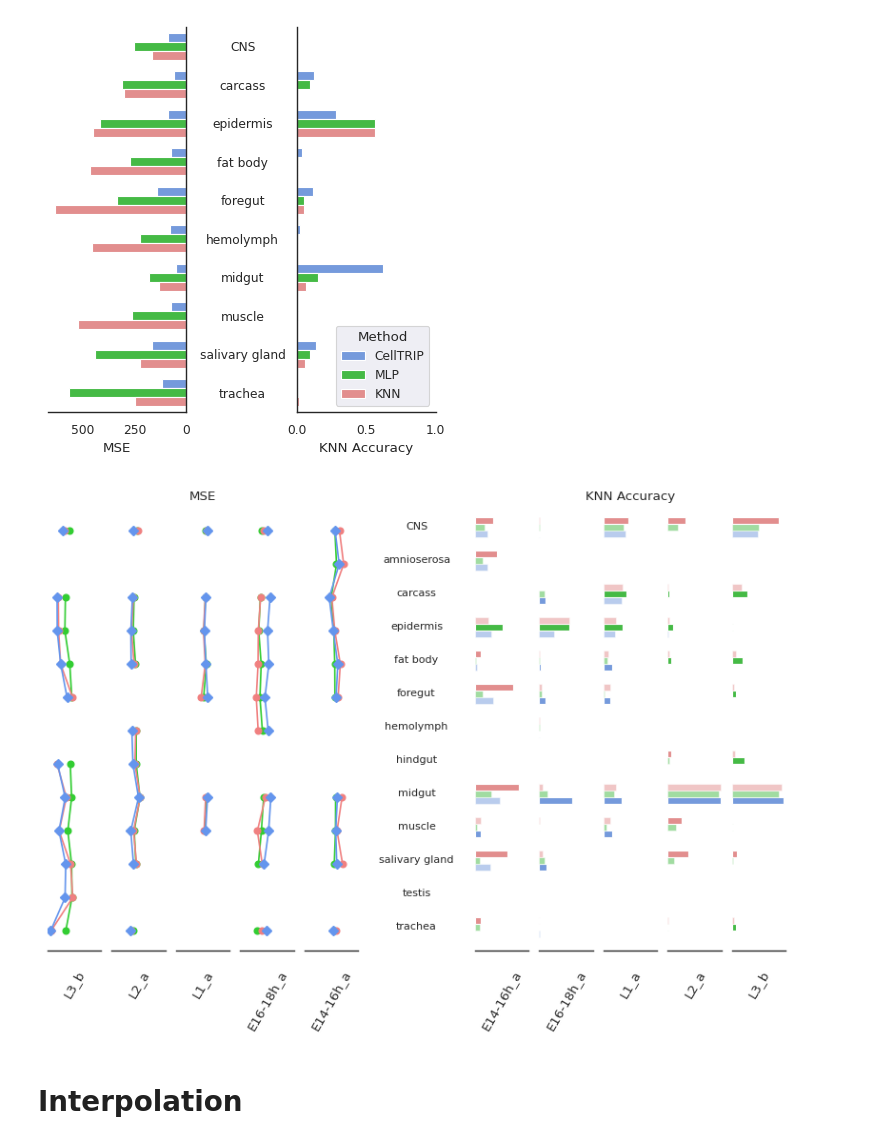
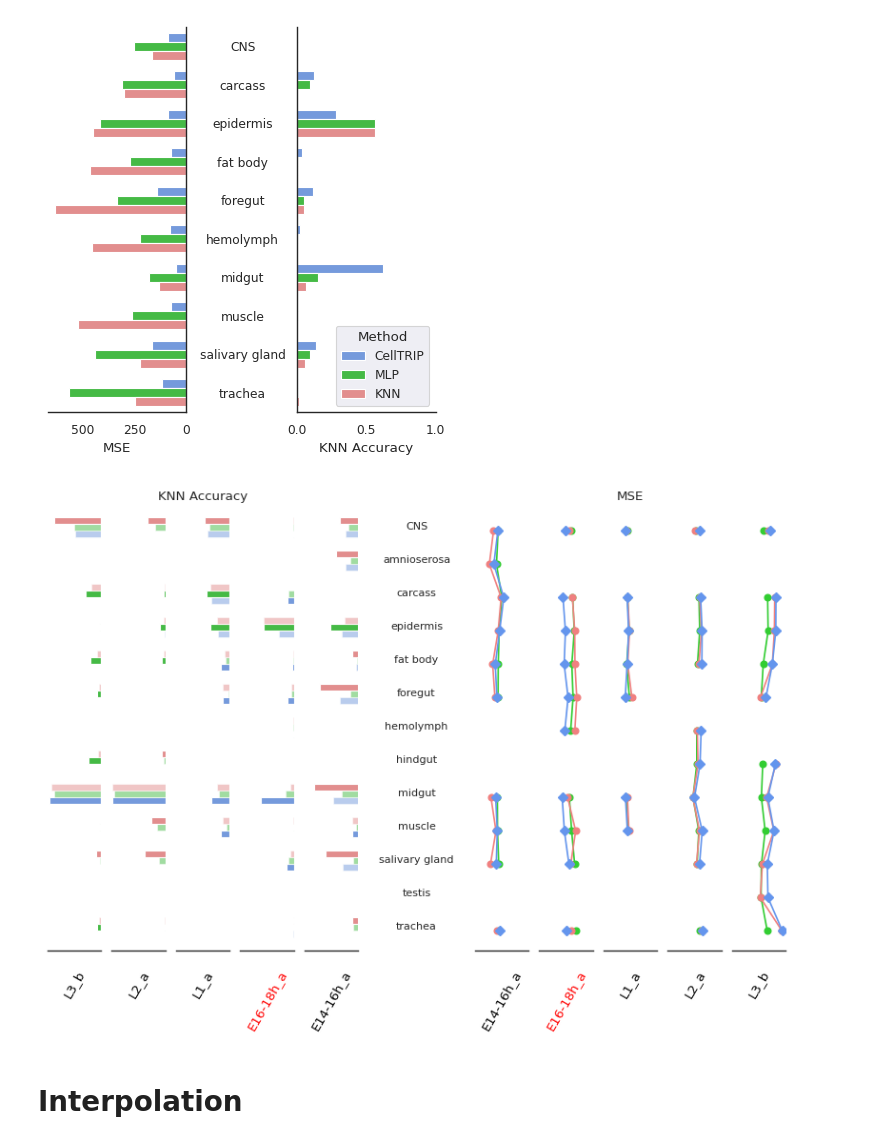
Before and after one commit to Oafish1/CellTRIP, a Jupyter notebook: scripts/flysta_analysis.ipynb, the cells around one changed output. Cells and saved outputs as stored; diff of their text form; code cells hidden in the pictures.

```diff
--- a/scripts/flysta_analysis.ipynb
+++ b/scripts/flysta_analysis.ipynb
@@ -298,6 +299,9 @@ with sns.axes_style('white'):
     axs = axs_left + axs_right
 # axs_left = axs[len(development)-1::-1]
 # axs_right = axs[len(development):]
+
+# Mirror
+axs_left, axs_right = axs_right, axs_left
 
 # Prepare data
 df = classification_performance.copy()
@@ -325,8 +329,9 @@ for ax, dev in zip(axs_left, development):
             label=method, zorder=10 if method=='CellTRIP' else 2)
     ax.set_xscale('log')
     ax.set_xlim(1, 10_000)
-    ax.invert_xaxis()
-    ax.set_xlabel(dev, rotation=60)
+    # ax.invert_xaxis()
+    xlabel_color = 'red' if dev in holdout_development else 'black'
+    ax.set_xlabel(dev, color=xlabel_color, rotation=60)
 
 # Right axes
 for ax, dev in zip(axs_right, development):
@@ -338,7 +343,9 @@ for ax, dev in zip(axs_right, development):
     ax.set_xlim(0, 1)
     ax.set_ylabel(None)
     ax.invert_yaxis()
-    ax.set_xlabel(dev, rotation=60)
+    ax.invert_xaxis()
+    xlabel_color = 'red' if dev in holdout_development else 'black'
+    ax.set_xlabel(dev, color=xlabel_color, rotation=60)
 
     # Apply alpha to non-best bars
     num_cell_types = df['Cell Type'].unique().shape[0]
@@ -351,34 +358,34 @@ for ax, dev in zip(axs_right, development):
         for i, p in enumerate(patches):
             if i == best_idx: continue
             p.set_alpha(.5)
 
 # Common formatting
 ylims = (min([ax.get_ylim()[0] for ax in axs]), max([ax.get_ylim()[1] for ax in axs]))
 for ax in axs:
     ax.set_xticklabels([])  # TODO
     ax.set_yticklabels([])
     ax.set_ylim(ylims)
     sns.despine(ax=ax, left=True)
 
 
 # Labels
 ax_center.set_axis_off()
 trans = mpl.transforms.blended_transform_factory(ax_center.transAxes, axs_left[0].transData)
 for i, ct in enumerate(df['Cell Type'].unique()):
     ax_center.text(.5, i, ct, ha='center', va='bottom', fontsize='small', transform=trans)
 is_even = (len(development) % 2) == 0
 ax_center.text(
     .5 if not is_even else 1.05, 1.02, stat_left,
     ha='center', va='bottom', fontsize='medium',
     transform=axs_left[((len(development)+1)//2)-1].transAxes)
 ax_center.text(
     .5 if not is_even else 1.05, 1.02, stat_right,
     ha='center', va='bottom', fontsize='medium',
     transform=axs_right[((len(development)+1)//2)-1].transAxes)
 
 fig.savefig('../plots/flysta/prediction_classification_performance_combined.pdf', transparent=True, bbox_inches='tight')
 # %% [output]
-[figure, old version]
+[figure, new version]
 # %% [markdown]
 # Interpolation
 # %%
```
Also changed, not shown: parts of 7 cells of this notebook, 43 other files.
